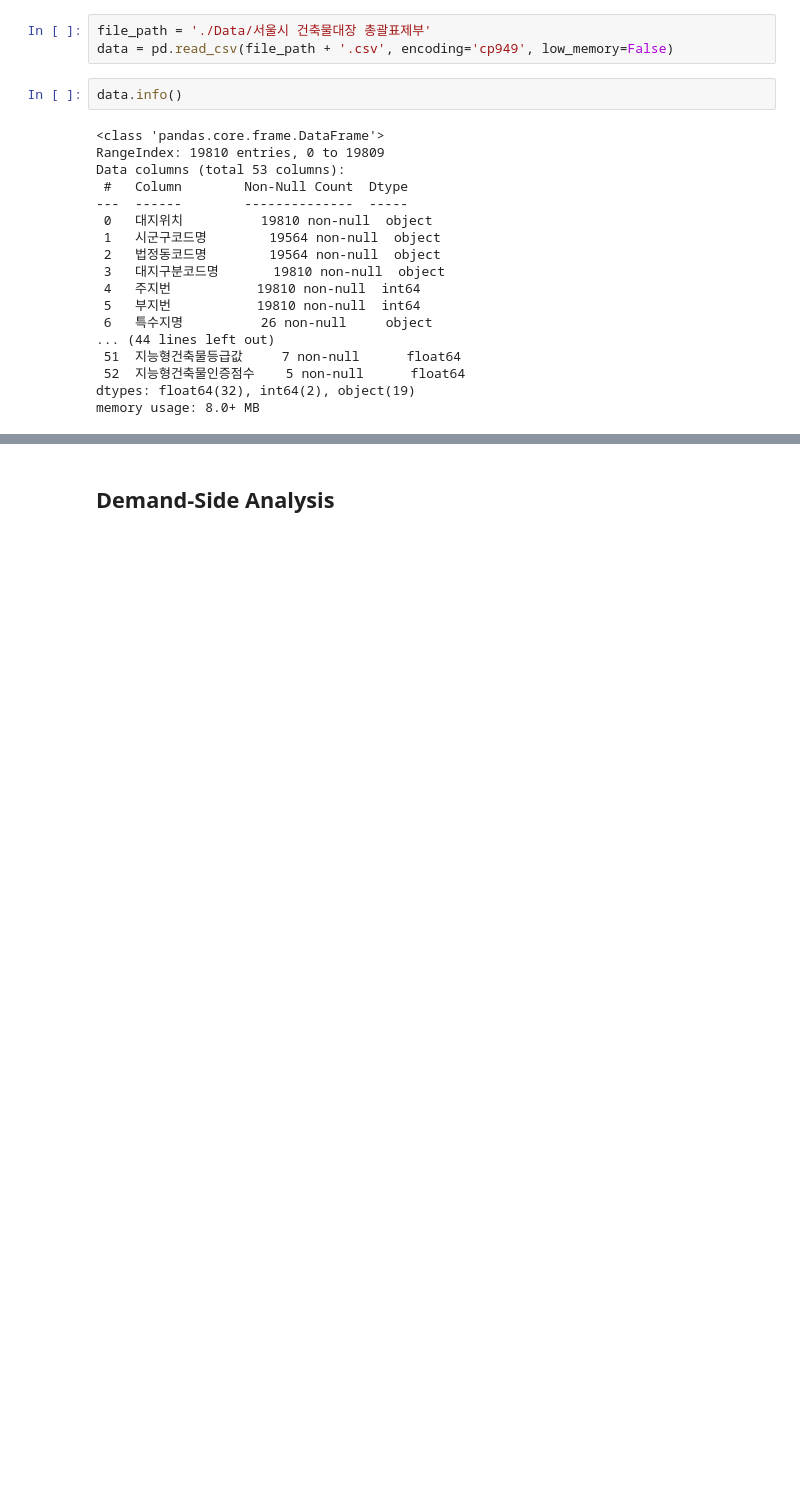
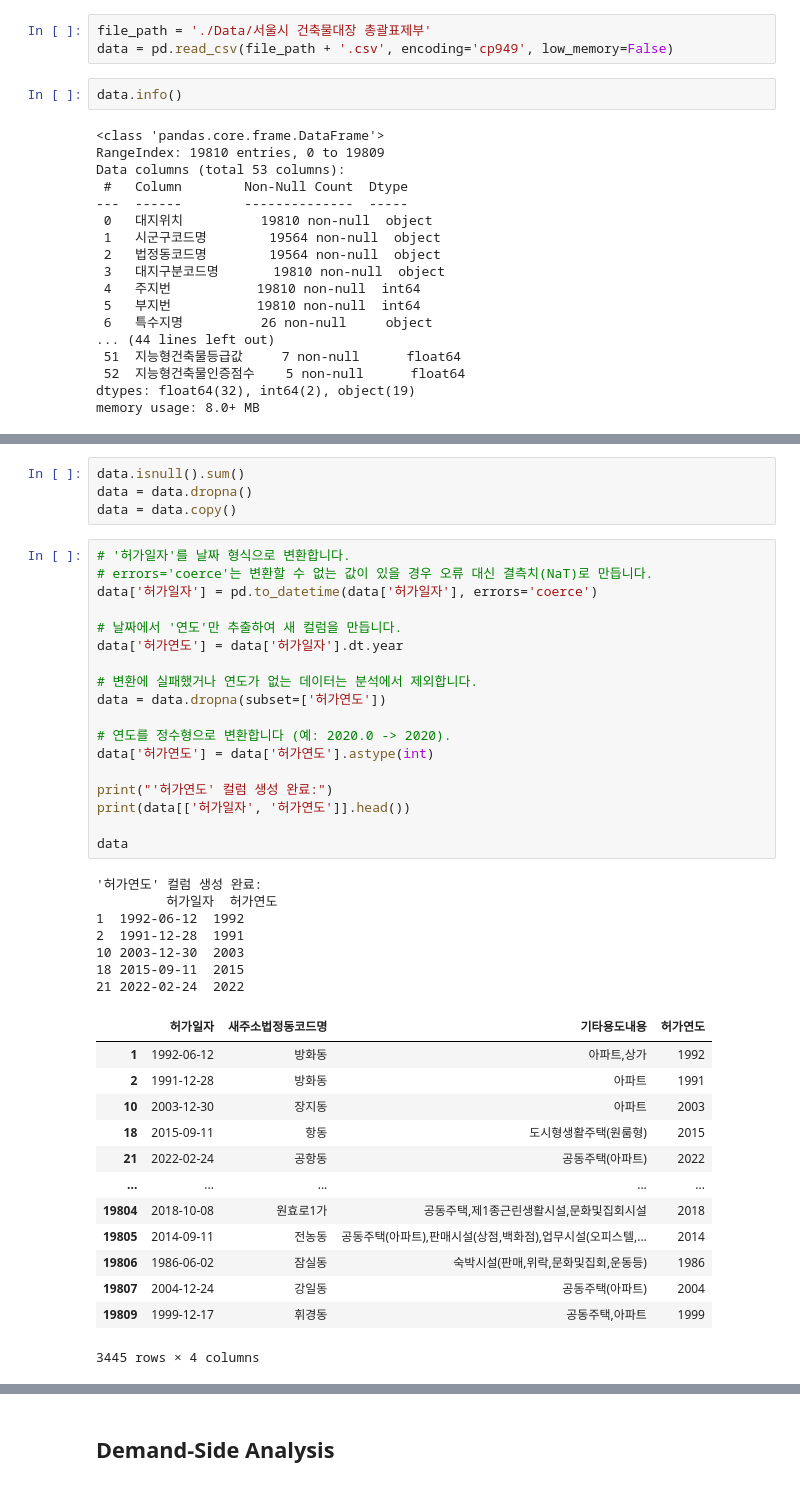
Before and after one commit to Jongseok103/UOS-Assignments, a Jupyter notebook: Statistics for Data Science/SDS_Assignment01/EDA.ipynb, the cells around one changed output, grey strips where cells are left out. Drawn from its saved outputs; the diff is of its cells as text; blank space fills up the shorter version.

```diff
--- a/Statistics for Data Science/SDS_Assignment01/EDA.ipynb
+++ b/Statistics for Data Science/SDS_Assignment01/EDA.ipynb
@@ -583 +585,44 @@ data
 19810 rows × 3 columns
+# %%
+data.isnull().sum()
+data = data.dropna()
+data = data.copy()
+# %%
+# '허가일자'를 날짜 형식으로 변환합니다.
+# errors='coerce'는 변환할 수 없는 값이 있을 경우 오류 대신 결측치(NaT)로 만듭니다.
+data['허가일자'] = pd.to_datetime(data['허가일자'], errors='coerce')
+
+# 날짜에서 '연도'만 추출하여 새 컬럼을 만듭니다.
+data['허가연도'] = data['허가일자'].dt.year
+
+# 변환에 실패했거나 연도가 없는 데이터는 분석에서 제외합니다.
+data = data.dropna(subset=['허가연도'])
+
+# 연도를 정수형으로 변환합니다 (예: 2020.0 -> 2020).
+data['허가연도'] = data['허가연도'].astype(int)
+
+print("'허가연도' 컬럼 생성 완료:")
+print(data[['허가일자', '허가연도']].head())
+
+data
+# %% [output]
+'허가연도' 컬럼 생성 완료:
+         허가일자  허가연도
+1  1992-06-12  1992
+2  1991-12-28  1991
+10 2003-12-30  2003
+18 2015-09-11  2015
+21 2022-02-24  2022
+|  | 허가일자 | 새주소법정동코드명 | 기타용도내용 | 허가연도 |
+| 1 | 1992-06-12 | 방화동 | 아파트,상가 | 1992 |
+| 2 | 1991-12-28 | 방화동 | 아파트 | 1991 |
+| 10 | 2003-12-30 | 장지동 | 아파트 | 2003 |
+| 18 | 2015-09-11 | 항동 | 도시형생활주택(원룸형) | 2015 |
+| 21 | 2022-02-24 | 공항동 | 공동주택(아파트) | 2022 |
+| ... | ... | ... | ... | ... |
+| 19804 | 2018-10-08 | 원효로1가 | 공동주택,제1종근린생활시설,문화및집회시설 | 2018 |
+| 19805 | 2014-09-11 | 전농동 | 공동주택(아파트),판매시설(상점,백화점),업무시설(오피스텔,... | 2014 |
+| 19806 | 1986-06-02 | 잠실동 | 숙박시설(판매,위락,문화및집회,운동등) | 1986 |
+| 19807 | 2004-12-24 | 강일동 | 공동주택(아파트) | 2004 |
+| 19809 | 1999-12-17 | 휘경동 | 공동주택,아파트 | 1999 |
+3445 rows × 4 columns
```
Also changed, not shown: parts of 7 cells of this notebook.
